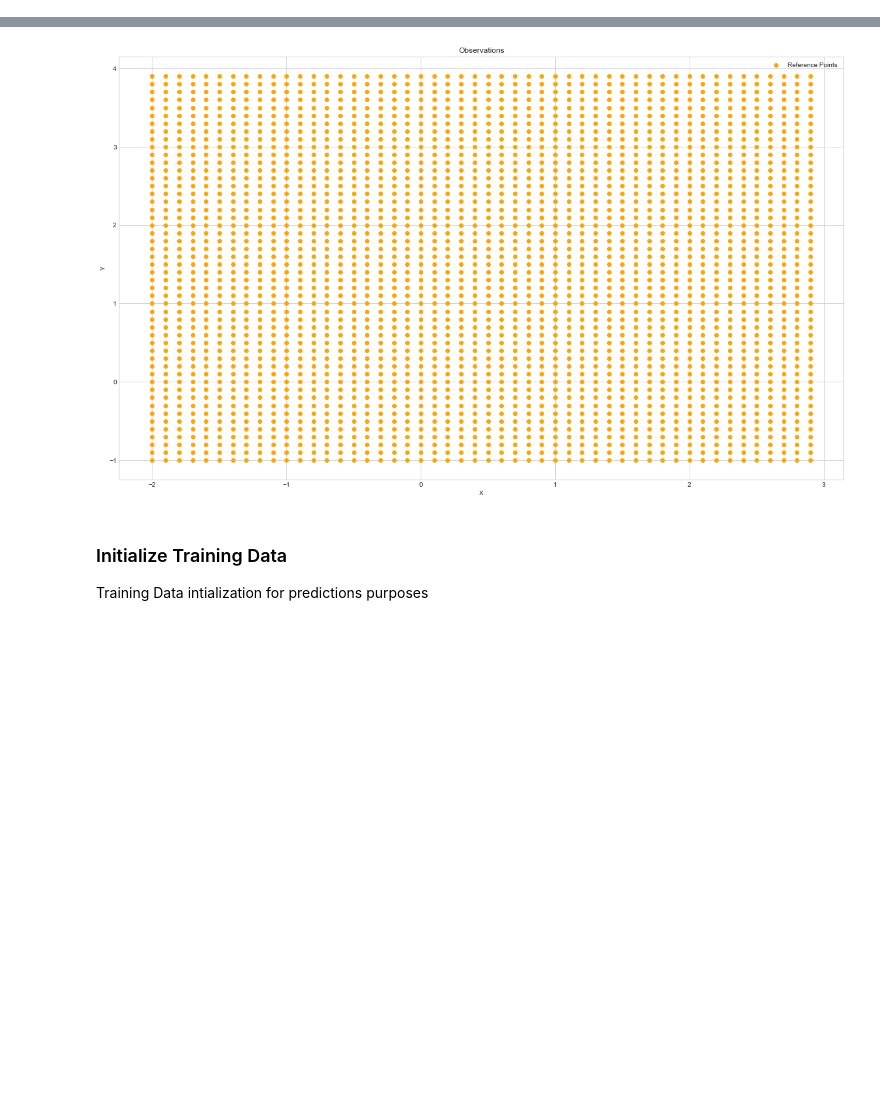
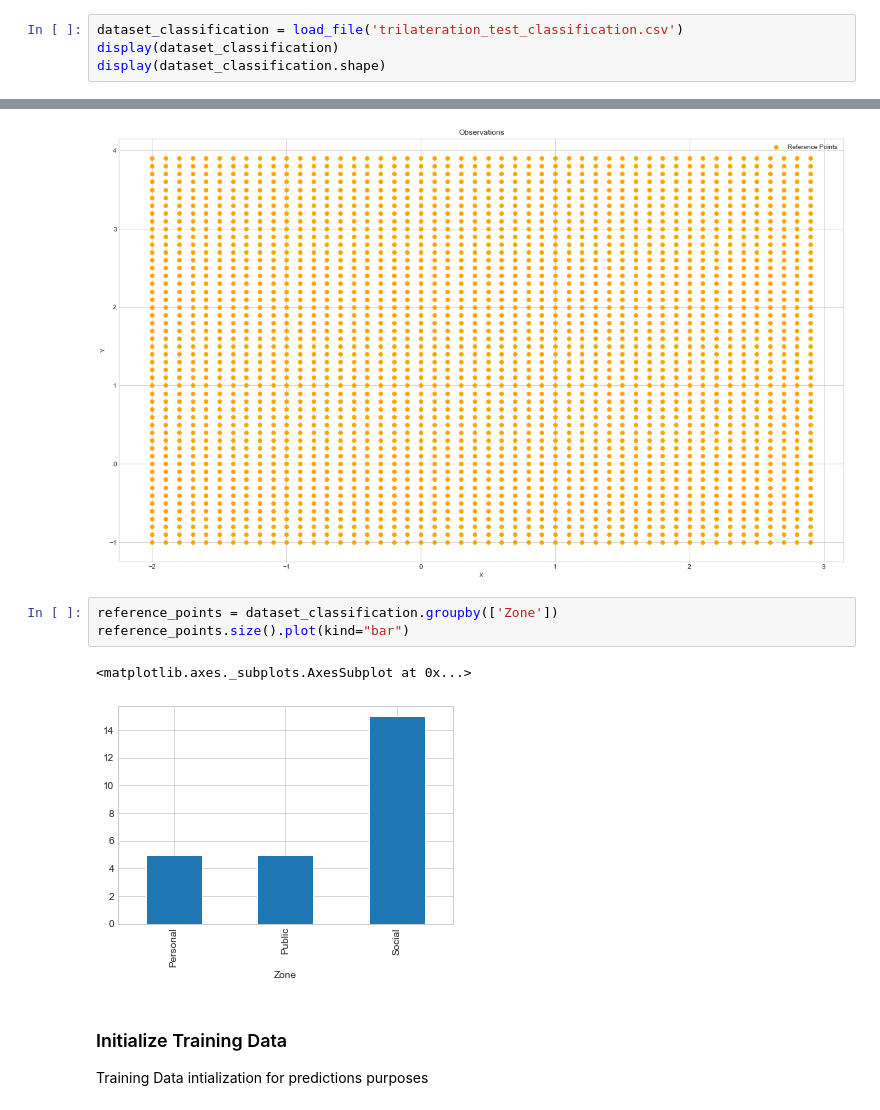
Before and after one commit to rui-pedro-porfirio/IndoorApp, a Jupyter notebook: Server/Notebooks/TRILATERATION/TrilaterationNotebook.ipynb, the cells around one changed output, grey strips where cells are left out. Drawn from its saved outputs; the diff is of its cells as text; blank space fills up the shorter version.

Commit message:
finished updating trilateration notebook with classification experiment

```diff
--- a/Server/Notebooks/TRILATERATION/TrilaterationNotebook.ipynb
+++ b/Server/Notebooks/TRILATERATION/TrilaterationNotebook.ipynb
@@ -123,3 +126,7 @@ display(dataset_10cm.shape)
 | 2499 | 2.9 | 3.9 | 4.981967 | 1.272792 | 6.929646 |
 2500 rows × 5 columns
 (2500, 5)
+# %%
+dataset_classification = load_file('trilateration_test_classification.csv')
+display(dataset_classification)
+display(dataset_classification.shape)
@@ -497,6 +532,12 @@ plt.legend(loc='upper right');
 plt.show()
 # %% [output]
 [figure]
+# %%
+reference_points = dataset_classification.groupby(['Zone'])
+reference_points.size().plot(kind="bar")
+# %% [output]
+<matplotlib.axes._subplots.AxesSubplot at 0x...>
+[figure, added]
 # %% [markdown]
 ### Initialize Training Data
 Training Data intialization for predictions purposes
```
Also changed, not shown: parts of 15 cells of this notebook, 3 other files.
